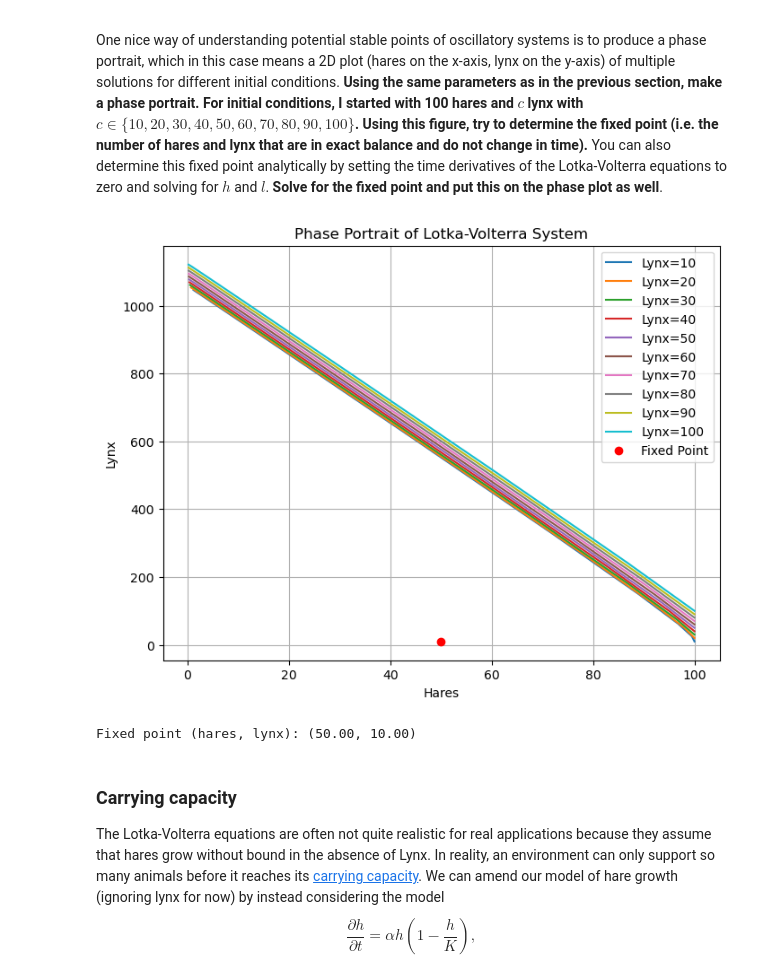
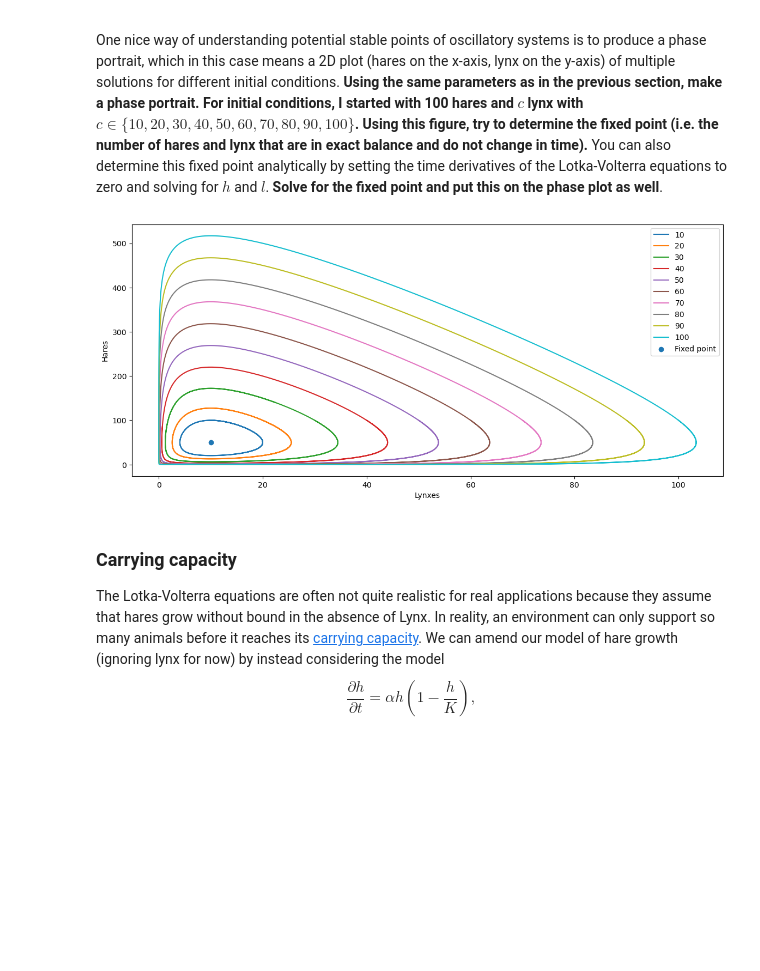
Before and after one commit to jaycebeck/Simulations, a Jupyter notebook: population_dynamics/Project5a-PopulationDynamics-LotkaVolterra.ipynb, the cells around one changed output. Saved outputs shown, nothing was run; the diff lists cells and outputs as text; code cells hidden in the pictures; blank space fills up the shorter version.

```diff
--- a/population_dynamics/Project5a-PopulationDynamics-LotkaVolterra.ipynb
+++ b/population_dynamics/Project5a-PopulationDynamics-LotkaVolterra.ipynb
@@ -42,9 +42,9 @@ class LotkaVolterra:
     def rhs(self, dt, populations):
         h = populations[0]
         l = populations[1]
-        dhdt = self.alpha*h - self.beta*l*h
-        dldt = self.gamma*l*h - self.delta*l
-        return np.array([dhdt, dldt])
+        dh_dt = self.alpha*h - self.beta*l*h
+        dl_dt = self.gamma*l*h - self.delta*l
+        return np.array([dh_dt, dl_dt])
 # %%
 import ode_methods as om
 alpha = 0.1
@@ -110,49 +79,34 @@ One nice way of understanding potential stable points of oscillatory systems is
 # %%
 import matplotlib.pyplot as plt
 
 # Define parameters
 alpha = 0.1
 beta = 0.01
 gamma = 0.002
 delta = 0.1
+hares = 100
+lynx_values = np.arange(10, 110, 10)
 
-# Define initial conditions
-initial_hares = 100
-initial_lynx_values = np.arange(10, 110, 10)
+pm = LotkaVolterra(alpha, beta, gamma, delta)
+method = om.Midpoint()
+integrator = om.Integrator(pm, method)
 
-# Function to integrate and store populations
-def integrate_and_store(initial_lynx):
-    lv = LotkaVolterra(alpha, beta, gamma, delta, [initial_hares, initial_lynx])
-    lv.integrate(timesteps, dt)
-    return np.array(lv.populations)
+fig, ax = plt.subplots(1, 1, figsize=(14, 6))
 
-# Integrate for each initial condition
-populations_list = [integrate_and_store(initial_lynx) for initial_lynx in initial_lynx_values]
+for lynx in lynx_values:
+    t_0 = 0.0
+    t_end = 150.0
+    dt = 0.01
+    t, u = integrator.integrate([t_0, t_end], dt, [hares, lynx])
+    ax.plot(u[:, 1], u[:,0], label=lynx)
 
-# Plot phase portrait
-plt.figure(figsize=(8, 6))
-for initial_lynx, populations in zip(initial_lynx_values, populations_list):
-    hares, lynx = populations[:, 0], populations[:, 1]
-    plt.plot(hares, lynx, label=f'Lynx={initial_lynx}')
-
-# Analytical solution for fixed point
-fixed_hares = delta / gamma
-fixed_lynx = alpha / beta
-
-# Plot fixed point
-plt.plot(fixed_hares, fixed_lynx, 'ro', label='Fixed Point')
-
-plt.title('Phase Portrait of Lotka-Volterra System')
-plt.xlabel('Hares')
-plt.ylabel('Lynx')
-plt.legend()
-plt.grid(True)
+ax.scatter(alpha/beta, delta/gamma, label='Fixed point')
+ax.set_xlabel('Lynxes')
+ax.set_ylabel('Hares')
+ax.legend()
 plt.show()
-
-print(f"Fixed point (hares, lynx): ({fixed_hares:.2f}, {fixed_lynx:.2f})")
 # %% [output]
-[figure, old version]
+[figure, new version]
-Fixed point (hares, lynx): (50.00, 10.00)
 # %% [markdown]
 ### Carrying capacity
 The Lotka-Volterra equations are often not quite realistic for real applications because they assume that hares grow without bound in the absence of Lynx.  In reality, an environment can only support so many animals before it reaches its [carrying capacity](https://en.wikipedia.org/wiki/Carrying_capacity).  We can amend our model of hare growth (ignoring lynx for now) by instead considering the model
```
Also changed, not shown: parts of 2 cells of this notebook, 1 other file.
